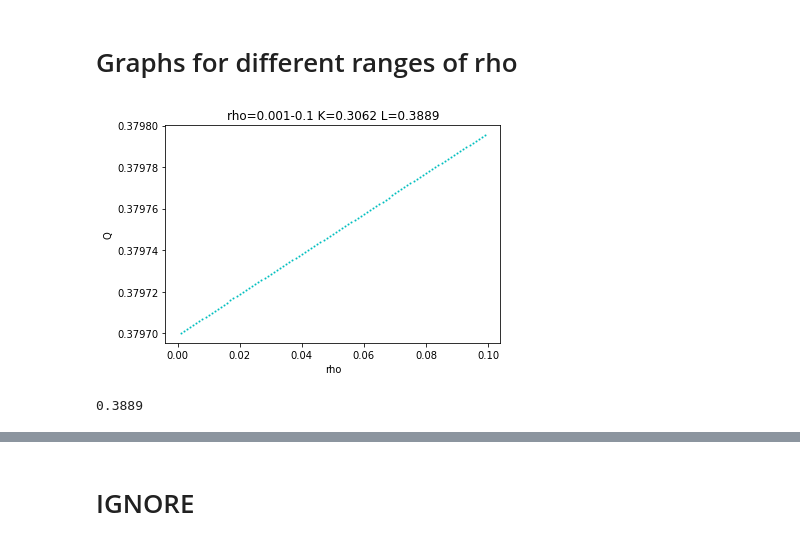
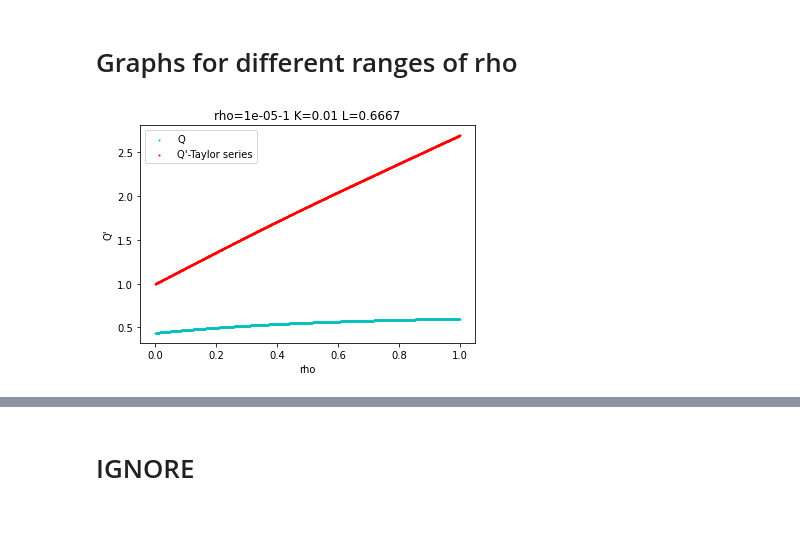
Before and after one commit to Poulami-Sarkar/Chaos-in-production-economics, a Jupyter notebook: PSO.ipynb, the cells around one changed output, grey strips where cells are left out. Drawn from its saved outputs; the diff is of its cells as text; code cells hidden in the pictures.

```diff
--- a/PSO.ipynb
+++ b/PSO.ipynb
@@ -221,9 +286,0 @@ Position0.000284
-# %%
-df['cost'] = costs
-df['rho'] =positions
-t =[]
-for i in range(len(df)):
-    q.setparams(K=df['ICR'][i],L=df['NLIQ'][i])
-    t.append( q.Q(df['rho'][i]))
-df['Internationality(1>rho>0)'] = costs
-df
@@ -247,0 +287,4 @@ df
+# %%
+df['rho>1'] =positions
+df['Internationality(rho>1'] = costs
+df
@@ -271,32 +358,35 @@ plt.savefig('qVSrho.png')
 # %% [markdown]
 # Graphs for different ranges of rho
 # %%
-r = (0.001,.1)
+r = (0.00001,1)
 # %%
 i = r[0]
 rho = []
 inter = []
-k=df['ICR'][0]
-l=df['NLIQ'][0]
+Q1 =[]
+Q1_new=[]
+k=df['ICR'][4]
+l=df['NLIQ'][4]
 q.setparams(K=k,L=l)
 while i<r[1]:
     inter.append(q.Q(i))
+    Q1.append(q.Q1(i))
+    Q1_new.append(q.Q1_new(i))
     rho.append(i)
     i+=.001
 # %%
 x = rho
 y = inter
 
 fig=plt.figure()
 #ax=fig.add_axes([0,0,1,1])
-plt.scatter(x, y, color='c',s=1)
+plt.scatter(x, y, color='c',s=1,label='Q')
+plt.scatter(x, Q1, color='r',s=1,label='Q\'-Taylor series')
+#plt.scatter(x, Q1_new, color='g',s=1,label='Q\'-Chain Rule')
 plt.xlabel('rho')
-plt.ylabel("Q")
+plt.ylabel("Q\'")
+plt.legend()
 plt.title('rho='+str(r[0])+'-'+str(r[1]) +' K='+ str(round(k,4))+' L='+ str(round(l,4)))
-plt.savefig('graphs/'+str(r[0])+'-'+str(r[1])+'.png')
+plt.savefig('graphs/'+str(round(k,2))+'-'+str(round(l,2))+'.png')
 # %% [output]
-[figure, old version]
+[figure, new version]
-# %%
-round(0.38888888899999996,4)
-# %% [output]
-0.3889
```
Also changed, not shown: parts of 18 cells of this notebook, 2 other files.
